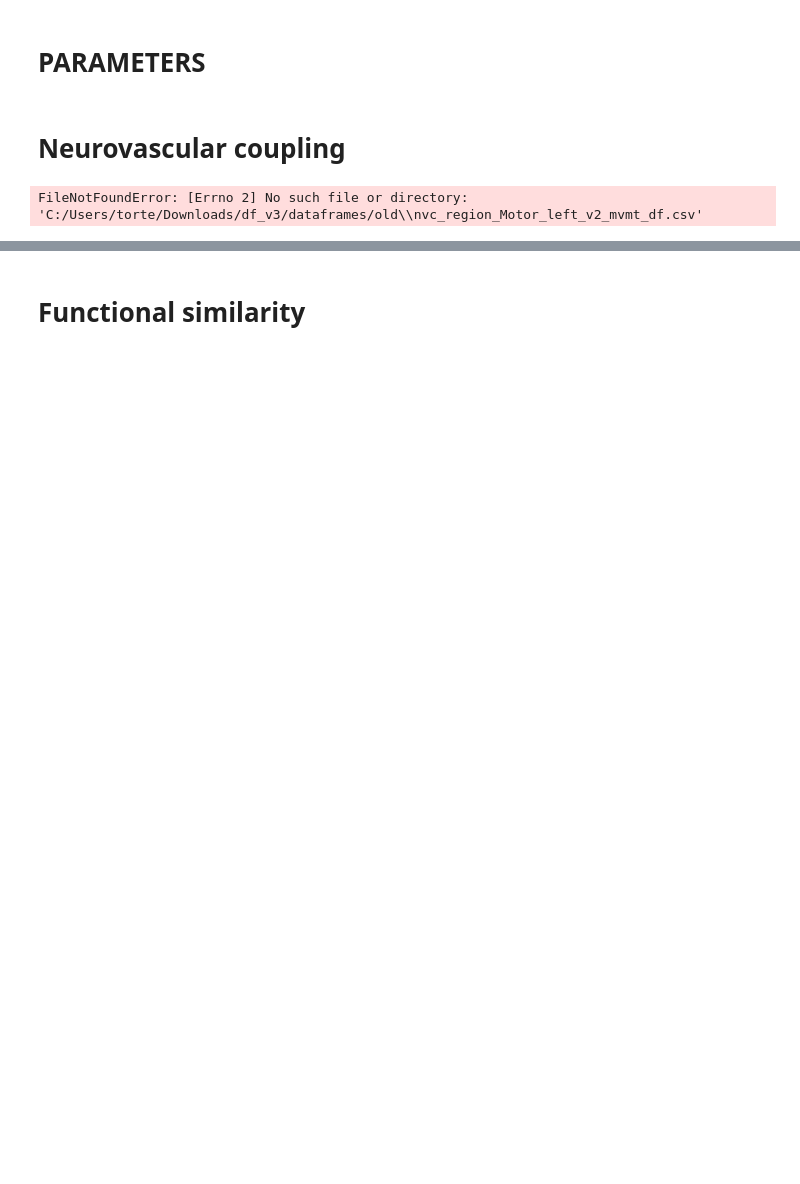
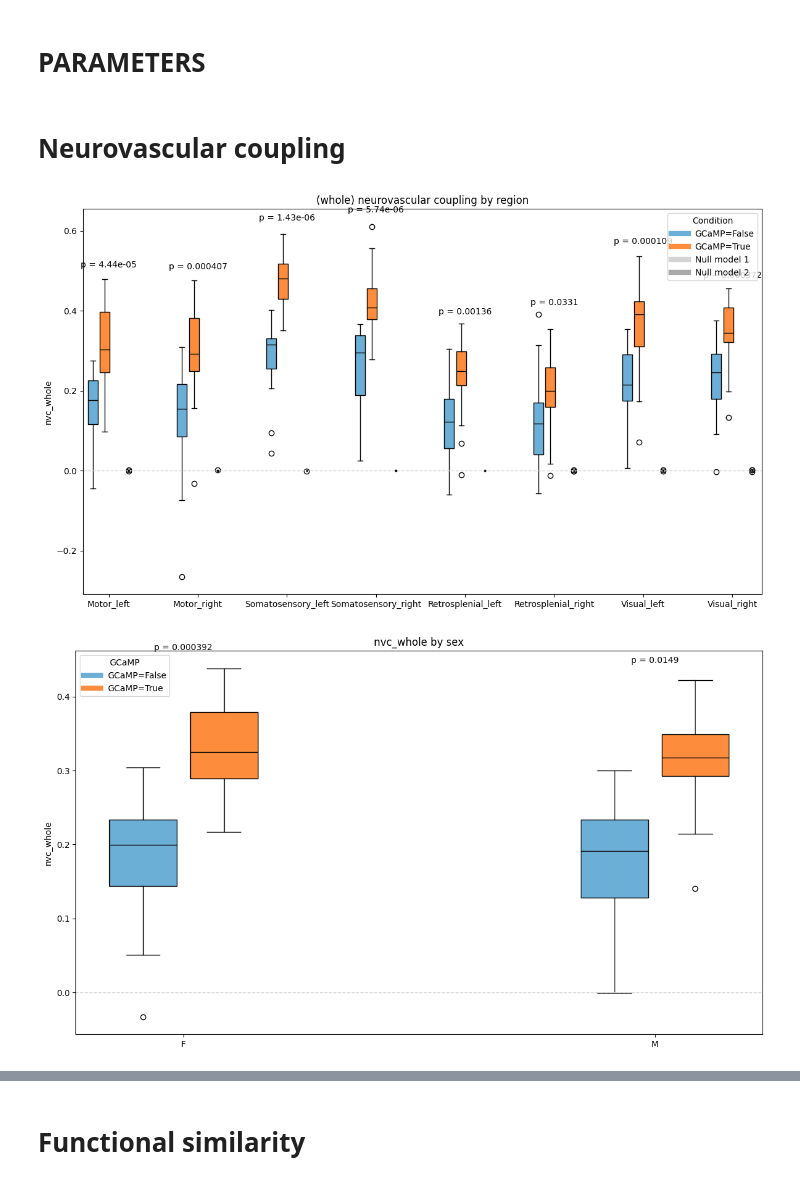
Before and after one commit to Jordan-Charest/MICHElab_GUI, a Jupyter notebook: data_procedure/analyze_results/dataframe_figures_NEW.ipynb, the cells around one changed output, grey strips where cells are left out. Cells and saved outputs as stored; diff of their text form; code cells hidden in the pictures; blank space fills up the shorter version.

```diff
--- a/data_procedure/analyze_results/dataframe_figures_NEW.ipynb
+++ b/data_procedure/analyze_results/dataframe_figures_NEW.ipynb
@@ -346,10 +346,10 @@ params = {
 }
 
 files = [os.path.join(data_folder, f"nvc_region_{region}_{file_id}_df.csv") for region in regions]
-# null_filenames = [[os.path.join(data_folder, f"nvc_region_{region}_{version}_null_shuffle_df.csv")] for region in regions]
-null_filenames = None
+null_filenames = [[os.path.join(data_folder, f"nvc_region_{region}_{version}_null_shuffle_df.csv")] for region in regions]
+# null_filenames = None
 
-fig = plot_csv_groups(files, regions, column="nvc_whole", params=params, pval_func=pval_func, null_filenames=None)
+fig = plot_csv_groups(files, regions, column="nvc_whole", params=params, pval_func=pval_func, null_filenames=null_filenames)
 plt.show()
 
 
@@ -366,31 +366,32 @@ fig = plot_age_sex_grouped_boxplot(pd.read_csv(whole_file), y_axis, pval_func=pv
 
 # Define your custom binning
 age_map = {
     6: "6–10",
     8: "6–10",
     10: "6–10",
     12: "12–16",
     14: "12–16",
     16: "12–16"
 }
 
 # Create a new column in the dataframe
 df = pd.read_csv(whole_file)
 df["age_group"] = df["age"].map(age_map)
 
 params.update({"title": f"{y_axis} by age", "ylabel": y_axis})
 fig = plot_age_sex_grouped_boxplot(df, y_axis, pval_func=pval_func, params=params, group_by="age_group")
 
 
 
 ##### First segment
 # Create a new column in the dataframe
 df2 = pd.read_csv(whole_file)
 df2["age_group"] = df2["age"].map(age_map)
 
 df2["seg_diff"] = df2["nvc_segment_0/2"] - df["nvc_whole"]
 
 params.update({"title": f"{y_axis} by age", "ylabel": y_axis})
 fig = plot_age_sex_grouped_boxplot(df2, "seg_diff", pval_func=pval_func, params=params, group_by="age_group")
 # %% [output]
-FileNotFoundError: [Errno 2] No such file or directory: 'C:/Users/torte/Downloads/df_v3/dataframes/old\\nvc_region_Motor_left_v2_mvmt_df.csv'
+[figure, added]
+[figure, added]
```
Also changed, not shown: parts of 5 cells of this notebook, 5 other files.
